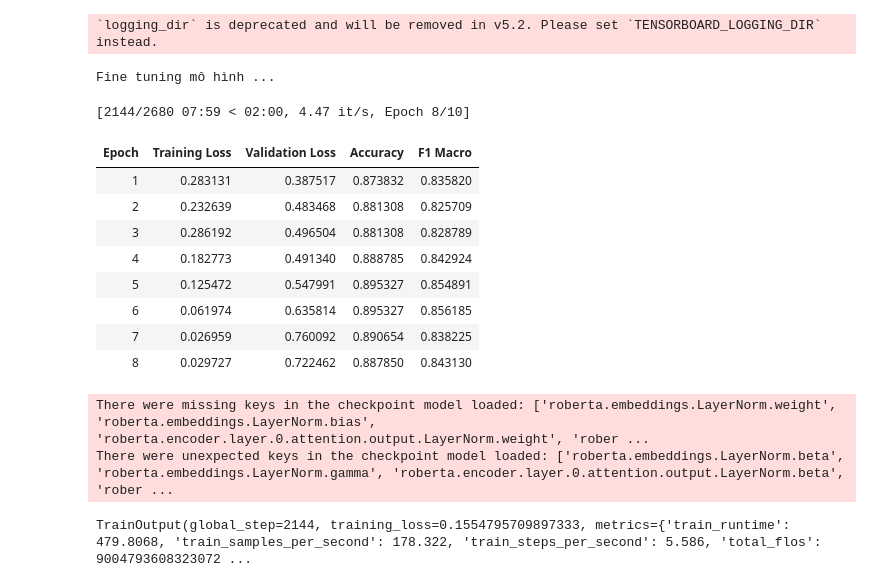
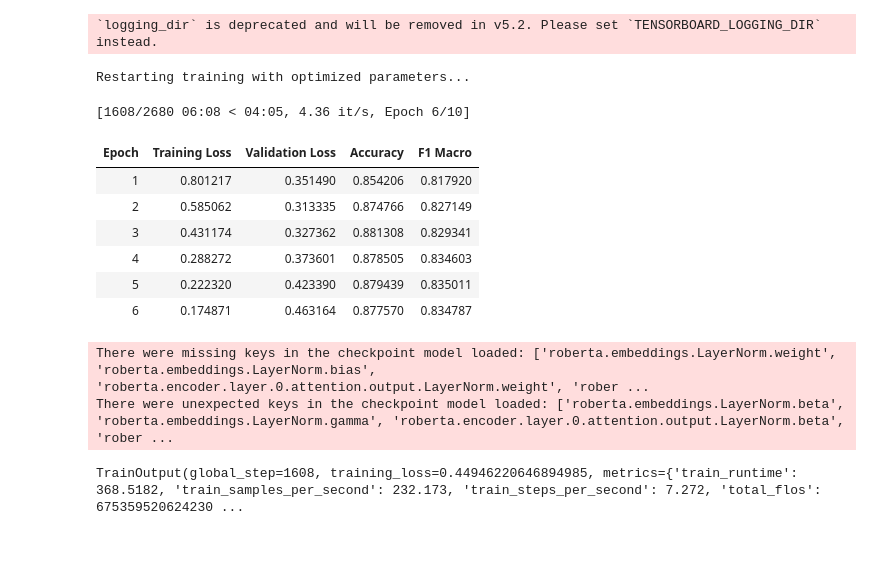
Before and after one commit to nhunggnguyen04/NCKH, a Jupyter notebook: Phobert_finetuning.ipynb, the cells around one changed output. Cells and saved outputs as stored; diff of their text form; code cells hidden in the pictures; blank space fills up the shorter version.

```diff
--- a/Phobert_finetuning.ipynb
+++ b/Phobert_finetuning.ipynb
@@ -72,9 +72,9 @@ display(df.head())
 | 3 | 9105241 | 3 | Bình thường | Siêu Cò – How To Be A Power Conne... | Sách kinh tế | Sách hay, nội dung hấp dẫn, thiết... | Sách hay, nội dung hấp dẫn, thiết... | 1 | ... |
 | 4 | 6820537 | 4 | Hài lòng | Sách Elon Musk: How The Billionai... | Biographies & Memoirs | sách chất lượng in chưa được cao | sách chất lượng in chưa được cao | 1 | ... |
 # %%
-MODEL_NAME = "vinai/phobert-base-v2"
-TEXT_COL = "content_raw"
-LABEL_COL = "sentiment_llm"   # change to: as_content, as_price, as_delivery, etc.
+MODEL_NAME = "vinai/phobert-base"
+TEXT_COL = "content"
+LABEL_COL = "sentiment_llm"   # đổi lần lượt thành các aspect khác
 # %%
 # Chia tập balanced thành train (80%) và temp (20%)
 train_df, temp_df = train_test_split(
@@ -298,0 +210,23 @@ dtype: object
+# %%
+def tokenize_function(examples):
+    return tokenizer(
+        examples['segmented_content'],
+        padding='max_length',
+        truncation=True,
+        max_length=256
+    )
+
+
+# Keep only the necessary columns
+train_subset = train_df[['segmented_content', 'sentiment_llm']]
+val_subset = val_df[['segmented_content', 'sentiment_llm']]
+test_subset = test_df[['segmented_content', 'sentiment_llm']]
+
+# Convert to Hugging Face Dataset objects
+train_dataset = Dataset.from_pandas(train_subset, preserve_index=False)
+val_dataset = Dataset.from_pandas(val_subset, preserve_index=False)
+test_dataset = Dataset.from_pandas(test_subset, preserve_index=False)
+
+# Verify the train dataset
+print("Train Dataset:")
+print(train_dataset)
@@ -361,33 +301,31 @@ def compute_metrics(eval_pred):
 # %%
 from transformers import Trainer, EarlyStoppingCallback
 
-# Rename label column to 'labels' as required by the Trainer
-train_final = tokenized_train.rename_column(LABEL_COL, "labels")
-val_final = tokenized_val.rename_column(LABEL_COL, "labels")
+# Rename the label column to 'labels' as expected by the Trainer
+tokenized_train = tokenized_train.rename_column(LABEL_COL, "labels")
+tokenized_val = tokenized_val.rename_column(LABEL_COL, "labels")
 
 trainer = Trainer(
     model=model,
     args=training_args,
-    train_dataset=train_final,
-    eval_dataset=val_final,
+    train_dataset=tokenized_train,
+    eval_dataset=tokenized_val,
     compute_metrics=compute_metrics,
     callbacks=[EarlyStoppingCallback(early_stopping_patience=3)]
 )
 
-print("Fine tuning mô hình ...")
+print("Restarting training with optimized parameters...")
 trainer.train()
 # %% [output]
-Fine tuning mô hình ...
+Restarting training with optimized parameters...
-[2144/2680 07:59 < 02:00, 4.47 it/s, Epoch 8/10]
+[1608/2680 06:08 < 04:05, 4.36 it/s, Epoch 6/10]
 | Epoch | Training Loss | Validation Loss | Accuracy | F1 Macro |
-| 1 | 0.283131 | 0.387517 | 0.873832 | 0.835820 |
-| 2 | 0.232639 | 0.483468 | 0.881308 | 0.825709 |
-| 3 | 0.286192 | 0.496504 | 0.881308 | 0.828789 |
-| 4 | 0.182773 | 0.491340 | 0.888785 | 0.842924 |
-| 5 | 0.125472 | 0.547991 | 0.895327 | 0.854891 |
-| 6 | 0.061974 | 0.635814 | 0.895327 | 0.856185 |
-| 7 | 0.026959 | 0.760092 | 0.890654 | 0.838225 |
-| 8 | 0.029727 | 0.722462 | 0.887850 | 0.843130 |
+| 1 | 0.801217 | 0.351490 | 0.854206 | 0.817920 |
+| 2 | 0.585062 | 0.313335 | 0.874766 | 0.827149 |
+| 3 | 0.431174 | 0.327362 | 0.881308 | 0.829341 |
+| 4 | 0.288272 | 0.373601 | 0.878505 | 0.834603 |
+| 5 | 0.222320 | 0.423390 | 0.879439 | 0.835011 |
+| 6 | 0.174871 | 0.463164 | 0.877570 | 0.834787 |
 There were missing keys in the checkpoint model loaded: ['roberta.embeddings.LayerNorm.weight', 'roberta.embeddings.LayerNorm.bias', 'roberta.encoder.layer.0.attention.output.LayerNorm.weight', 'rober ...
 There were unexpected keys in the checkpoint model loaded: ['roberta.embeddings.LayerNorm.beta', 'roberta.embeddings.LayerNorm.gamma', 'roberta.encoder.layer.0.attention.output.LayerNorm.beta', 'rober ...
-TrainOutput(global_step=2144, training_loss=0.1554795709897333, metrics={'train_runtime': 479.8068, 'train_samples_per_second': 178.322, 'train_steps_per_second': 5.586, 'total_flos': 9004793608323072 ...
+TrainOutput(global_step=1608, training_loss=0.44946220646894985, metrics={'train_runtime': 368.5182, 'train_samples_per_second': 232.173, 'train_steps_per_second': 7.272, 'total_flos': 675359520624230 ...
```
Also changed, not shown: parts of 18 cells of this notebook.
